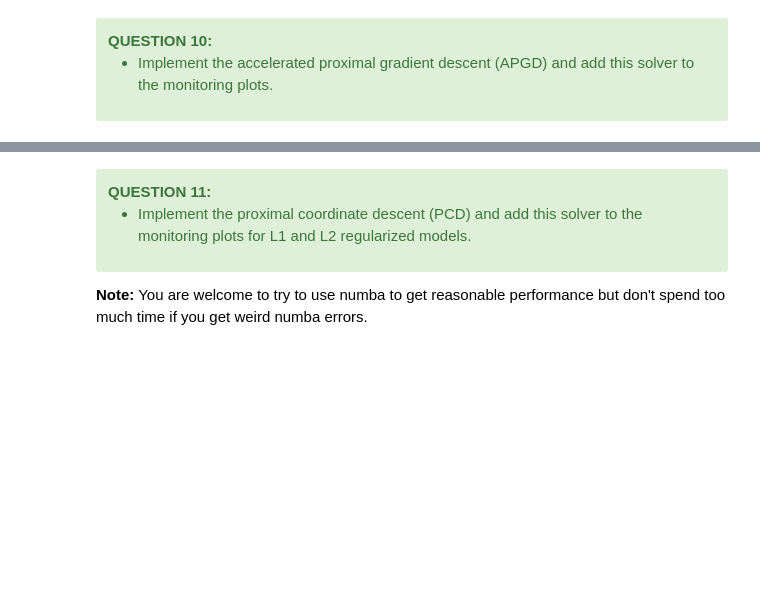
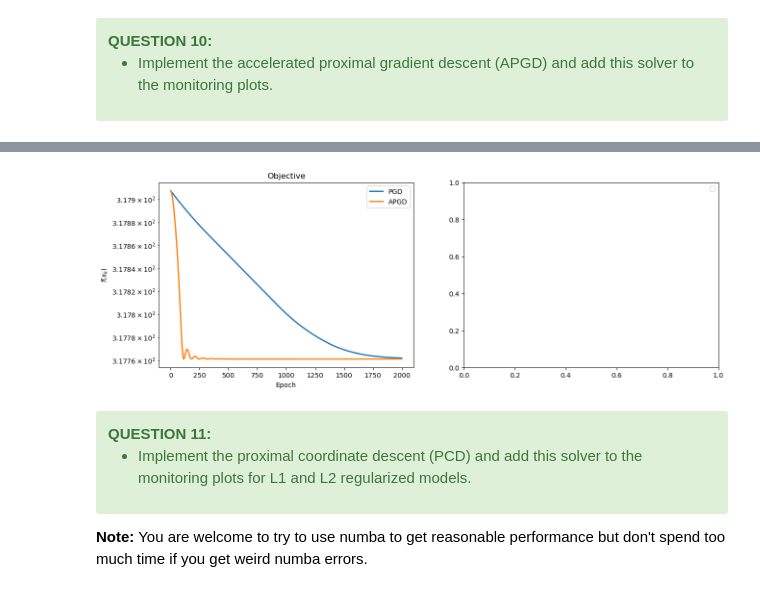
Before and after one commit to sol-dnn/robust_regression_optimization, a Jupyter notebook: project_m2_optim_data_science_2024-2025_huber.ipynb, the cells around one changed output, grey strips where cells are left out. Cells and saved outputs as stored; diff of their text form; code cells hidden in the pictures; blank space fills up the shorter version.

```diff
--- a/project_m2_optim_data_science_2024-2025_huber.ipynb
+++ b/project_m2_optim_data_science_2024-2025_huber.ipynb
@@ -794,11 +879,15 @@ plot_epochs(monitors, solvers)
 # %%
 # TODO
-
+monitor_apgd_l1 = monitor(apgd, pobj_l1, x_min=None, args=(X, y, lbda, epsilon))
+monitor_apgd_l1.run(x_init, grad_huber_loss, prox_l1, step, n_iter,
+                   grad_args=(X, y, epsilon), prox_args=(step, lbda))
 # END TODO
 
 monitors = [monitor_pgd_l1, monitor_apgd_l1]
 solvers = ["PGD", "APGD"]
 plot_epochs(monitors, solvers)
+# %% [output]
+[figure, added]
 # %% [markdown]
 <div class="alert alert-success">
     <b>QUESTION 11:</b>
```
Also changed, not shown: parts of 19 cells of this notebook.
